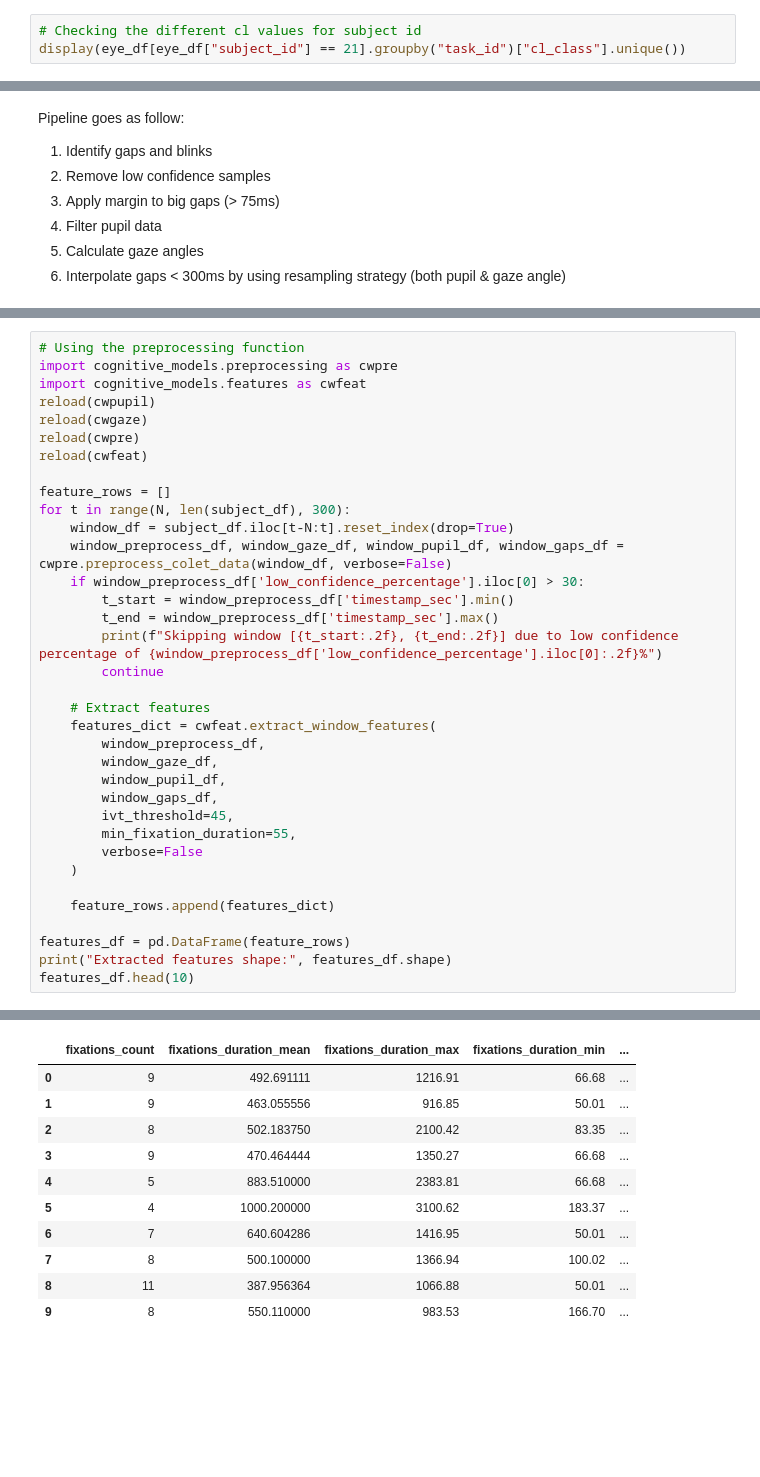
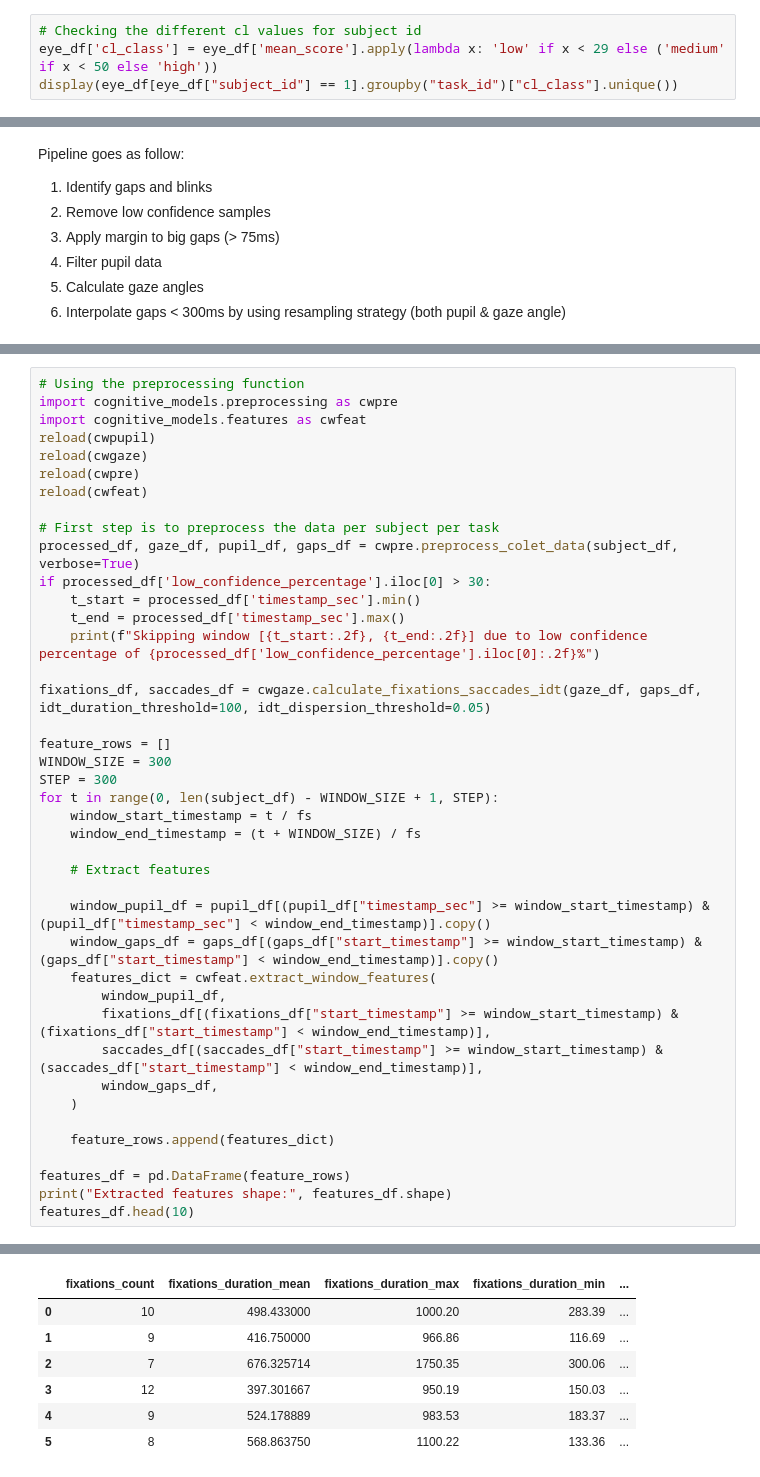
Before and after one commit to Alex0021/user-adaptive-swarm-interfaces, a Jupyter notebook: research/cognitive_load_models/notebooks/02_preprocessing_pipeline.ipynb, the cells around one changed output, grey strips where cells are left out. Drawn from its saved outputs; the diff is of its cells as text; blank space fills up the shorter version.

```diff
--- a/research/cognitive_load_models/notebooks/02_preprocessing_pipeline.ipynb
+++ b/research/cognitive_load_models/notebooks/02_preprocessing_pipeline.ipynb
@@ -40,4 +55,5 @@ Loaded eye-tracking data shape: (10312, 12)
 # %%
 # Checking the different cl values for subject id
-display(eye_df[eye_df["subject_id"] == 21].groupby("task_id")["cl_class"].unique())
+eye_df['cl_class'] = eye_df['mean_score'].apply(lambda x: 'low' if x < 29 else ('medium' if x < 50 else 'high'))
+display(eye_df[eye_df["subject_id"] == 1].groupby("task_id")["cl_class"].unique())
 # %% [output]
@@ -257,25 +304,31 @@ reload(cwgaze)
 reload(cwpre)
 reload(cwfeat)
 
+# First step is to preprocess the data per subject per task
+processed_df, gaze_df, pupil_df, gaps_df = cwpre.preprocess_colet_data(subject_df, verbose=True)
+if processed_df['low_confidence_percentage'].iloc[0] > 30:
+    t_start = processed_df['timestamp_sec'].min()
+    t_end = processed_df['timestamp_sec'].max()
+    print(f"Skipping window [{t_start:.2f}, {t_end:.2f}] due to low confidence percentage of {processed_df['low_confidence_percentage'].iloc[0]:.2f}%")
+
+fixations_df, saccades_df = cwgaze.calculate_fixations_saccades_idt(gaze_df, gaps_df, idt_duration_threshold=100, idt_dispersion_threshold=0.05)
+
 feature_rows = []
-for t in range(N, len(subject_df), 300):
-    window_df = subject_df.iloc[t-N:t].reset_index(drop=True)
-    window_preprocess_df, window_gaze_df, window_pupil_df, window_gaps_df = cwpre.preprocess_colet_data(window_df, verbose=False)
-    if window_preprocess_df['low_confidence_percentage'].iloc[0] > 30:
-        t_start = window_preprocess_df['timestamp_sec'].min()
-        t_end = window_preprocess_df['timestamp_sec'].max()
-        print(f"Skipping window [{t_start:.2f}, {t_end:.2f}] due to low confidence percentage of {window_preprocess_df['low_confidence_percentage'].iloc[0]:.2f}%")
-        continue
+WINDOW_SIZE = 300
+STEP = 300
+for t in range(0, len(subject_df) - WINDOW_SIZE + 1, STEP):
+    window_start_timestamp = t / fs
+    window_end_timestamp = (t + WINDOW_SIZE) / fs
 
     # Extract features
+
+    window_pupil_df = pupil_df[(pupil_df["timestamp_sec"] >= window_start_timestamp) & (pupil_df["timestamp_sec"] < window_end_timestamp)].copy()
+    window_gaps_df = gaps_df[(gaps_df["start_timestamp"] >= window_start_timestamp) & (gaps_df["start_timestamp"] < window_end_timestamp)].copy()
     features_dict = cwfeat.extract_window_features(
-        window_preprocess_df,
-        window_gaze_df,
         window_pupil_df,
+        fixations_df[(fixations_df["start_timestamp"] >= window_start_timestamp) & (fixations_df["start_timestamp"] < window_end_timestamp)],
+        saccades_df[(saccades_df["start_timestamp"] >= window_start_timestamp) & (saccades_df["start_timestamp"] < window_end_timestamp)],
         window_gaps_df,
-        ivt_threshold=45,
-        min_fixation_duration=55,
-        verbose=False
     )
 
     feature_rows.append(features_dict)
@@ -298,11 +346,7 @@ Extracted features shape: (17, 19)
 |  | fixations_count | fixations_duration_mean | fixations_duration_max | fixations_duration_min | ... |
-| 0 | 9 | 492.691111 | 1216.91 | 66.68 | ... |
-| 1 | 9 | 463.055556 | 916.85 | 50.01 | ... |
-| 2 | 8 | 502.183750 | 2100.42 | 83.35 | ... |
-| 3 | 9 | 470.464444 | 1350.27 | 66.68 | ... |
-| 4 | 5 | 883.510000 | 2383.81 | 66.68 | ... |
-| 5 | 4 | 1000.200000 | 3100.62 | 183.37 | ... |
-| 6 | 7 | 640.604286 | 1416.95 | 50.01 | ... |
-| 7 | 8 | 500.100000 | 1366.94 | 100.02 | ... |
-| 8 | 11 | 387.956364 | 1066.88 | 50.01 | ... |
-| 9 | 8 | 550.110000 | 983.53 | 166.70 | ... |
+| 0 | 10 | 498.433000 | 1000.20 | 283.39 | ... |
+| 1 | 9 | 416.750000 | 966.86 | 116.69 | ... |
+| 2 | 7 | 676.325714 | 1750.35 | 300.06 | ... |
+| 3 | 12 | 397.301667 | 950.19 | 150.03 | ... |
+| 4 | 9 | 524.178889 | 983.53 | 183.37 | ... |
+| 5 | 8 | 568.863750 | 1100.22 | 133.36 | ... |
```
Also changed, not shown: parts of 12 cells of this notebook, 6 other files.
